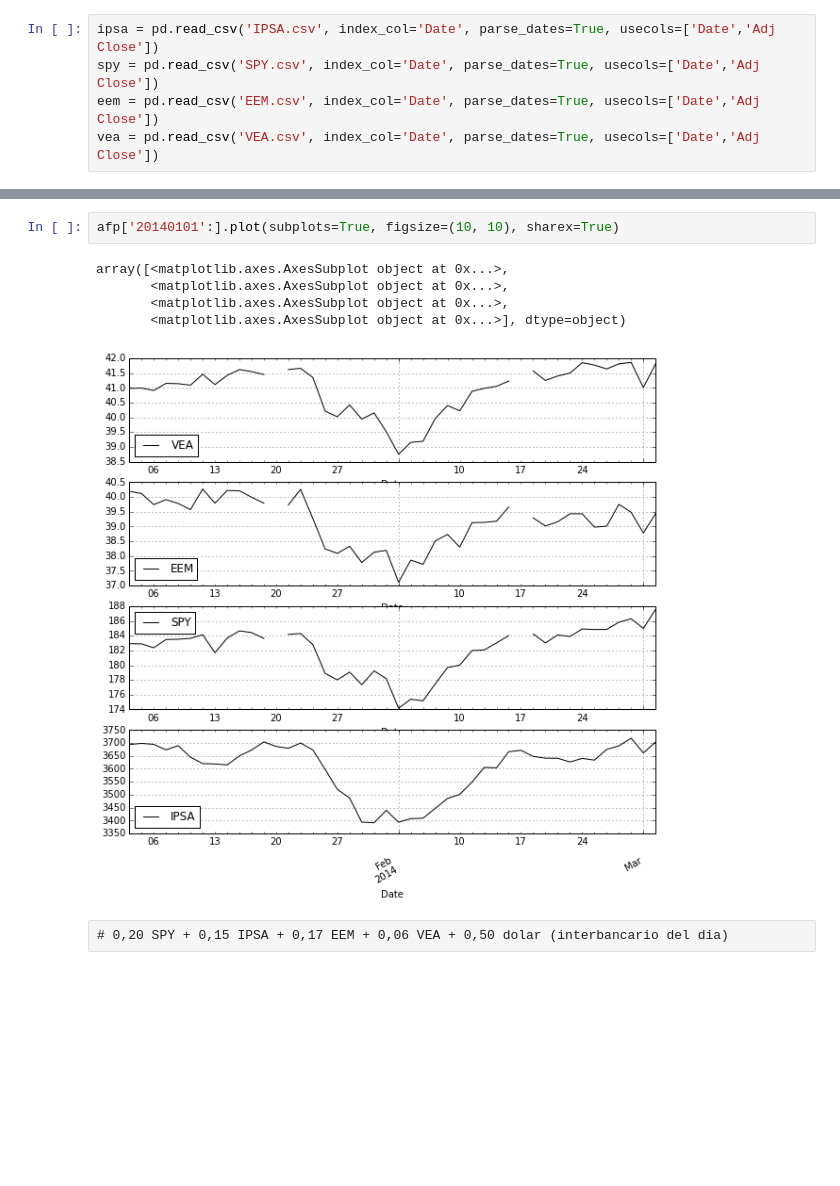
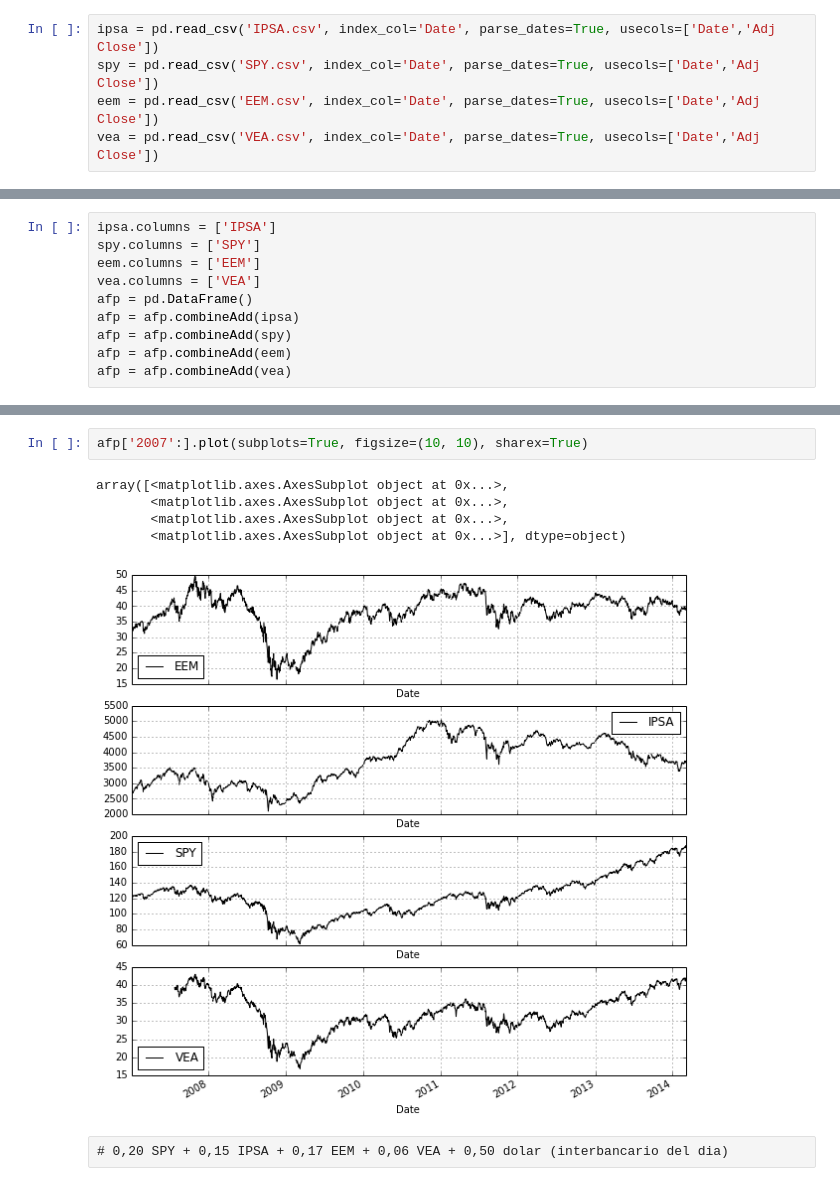
Before and after one commit to jrovegno/ipython-notebooks, a Jupyter notebook: pandas-AFP.ipynb, the cells around one changed output, grey strips where cells are left out. Drawn from its saved outputs; the diff is of its cells as text; blank space fills up the shorter version.

```diff
--- a/pandas-AFP.ipynb
+++ b/pandas-AFP.ipynb
@@ -55 +39,11 @@ afp.columns = col
+# %%
+ipsa.columns = ['IPSA']
+spy.columns = ['SPY']
+eem.columns = ['EEM']
+vea.columns = ['VEA']
+afp = pd.DataFrame()
+afp = afp.combineAdd(ipsa)
+afp = afp.combineAdd(spy)
+afp = afp.combineAdd(eem)
+afp = afp.combineAdd(vea)
 # %%
@@ -86,10 +78,10 @@ array([<matplotlib.axes.AxesSubplot object at 0x...>,
 # %%
-afp['20140101':].plot(subplots=True, figsize=(10, 10), sharex=True)
+afp['2007':].plot(subplots=True, figsize=(10, 10), sharex=True)
 # %% [output]
 array([<matplotlib.axes.AxesSubplot object at 0x...>,
        <matplotlib.axes.AxesSubplot object at 0x...>,
        <matplotlib.axes.AxesSubplot object at 0x...>,
        <matplotlib.axes.AxesSubplot object at 0x...>], dtype=object)
-[figure, old version]
+[figure, new version]
 # %% [raw]
 # 0,20 SPY + 0,15 IPSA + 0,17 EEM + 0,06 VEA + 0,50 dolar (interbancario del dia)
```
Also changed, not shown: parts of 23 cells of this notebook.
